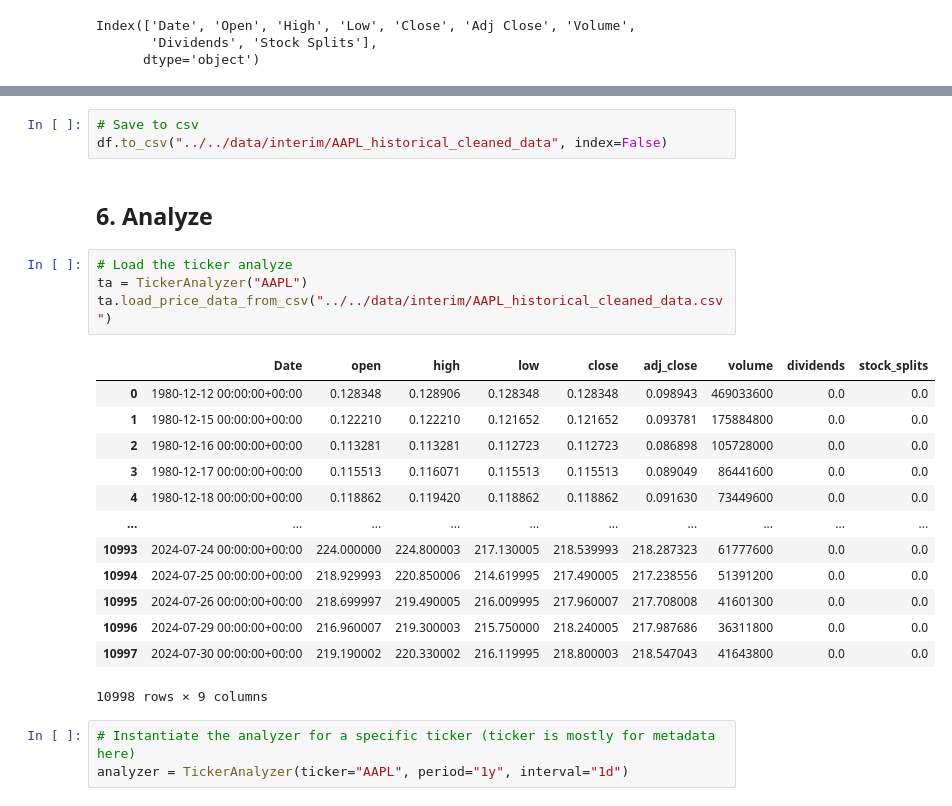
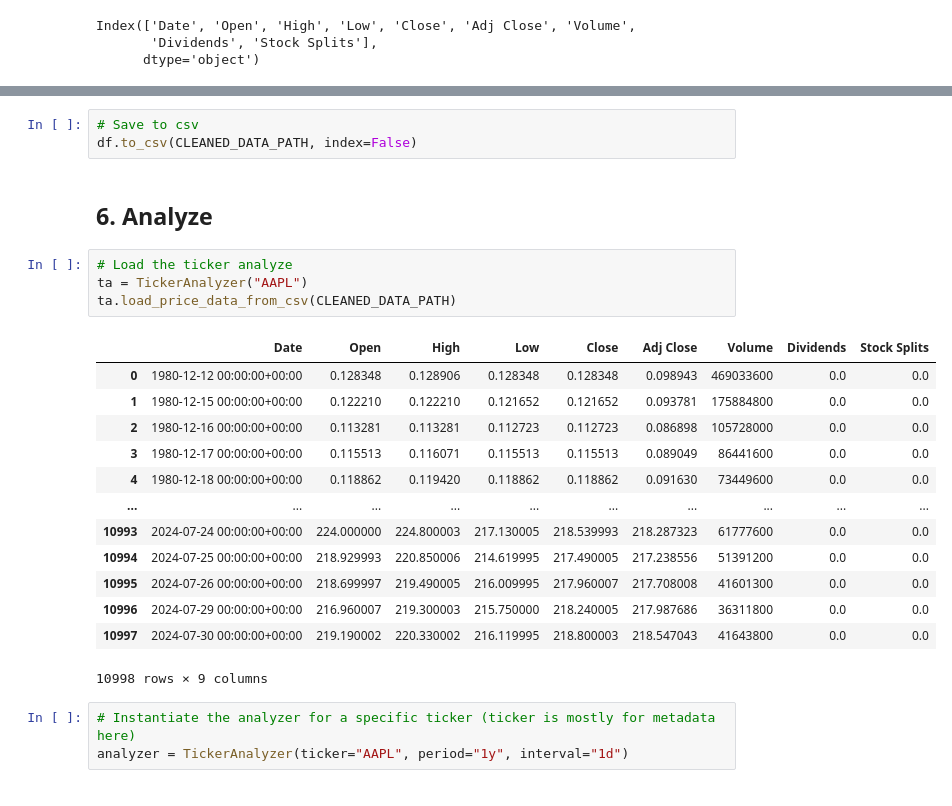
Before and after one commit to Teshager21/financial-news-sentiment-analysis, a Jupyter notebook: notebooks/exploratory/ AAPL_analysis.ipynb, the cells around one changed output, grey strips where cells are left out. Saved outputs shown, nothing was run; the diff lists cells and outputs as text.

```diff
--- a/notebooks/exploratory/ AAPL_analysis.ipynb
+++ b/notebooks/exploratory/ AAPL_analysis.ipynb
@@ -244,14 +244,14 @@ df.sample(10)
 # %%
 # Save to csv
-df.to_csv("../../data/interim/AAPL_historical_cleaned_data", index=False)
+df.to_csv(CLEANED_DATA_PATH, index=False)
 # %% [markdown]
 ## 6. Analyze
 # %%
 # Load the ticker analyze
 ta = TickerAnalyzer("AAPL")
-ta.load_price_data_from_csv("../../data/interim/AAPL_historical_cleaned_data.csv")
+ta.load_price_data_from_csv(CLEANED_DATA_PATH)
 # %% [output]
-|  | Date | open | high | low | close | adj_close | volume | dividends | stock_splits |
+|  | Date | Open | High | Low | Close | Adj Close | Volume | Dividends | Stock Splits |
 | 0 | 1980-12-12 00:00:00+00:00 | 0.128348 | 0.128906 | 0.128348 | 0.128348 | 0.098943 | 469033600 | 0.0 | 0.0 |
 | 1 | 1980-12-15 00:00:00+00:00 | 0.122210 | 0.122210 | 0.121652 | 0.121652 | 0.093781 | 175884800 | 0.0 | 0.0 |
 | 2 | 1980-12-16 00:00:00+00:00 | 0.113281 | 0.113281 | 0.112723 | 0.112723 | 0.086898 | 105728000 | 0.0 | 0.0 |
```
Also changed, not shown: parts of 3 cells of this notebook, 1 other file.
